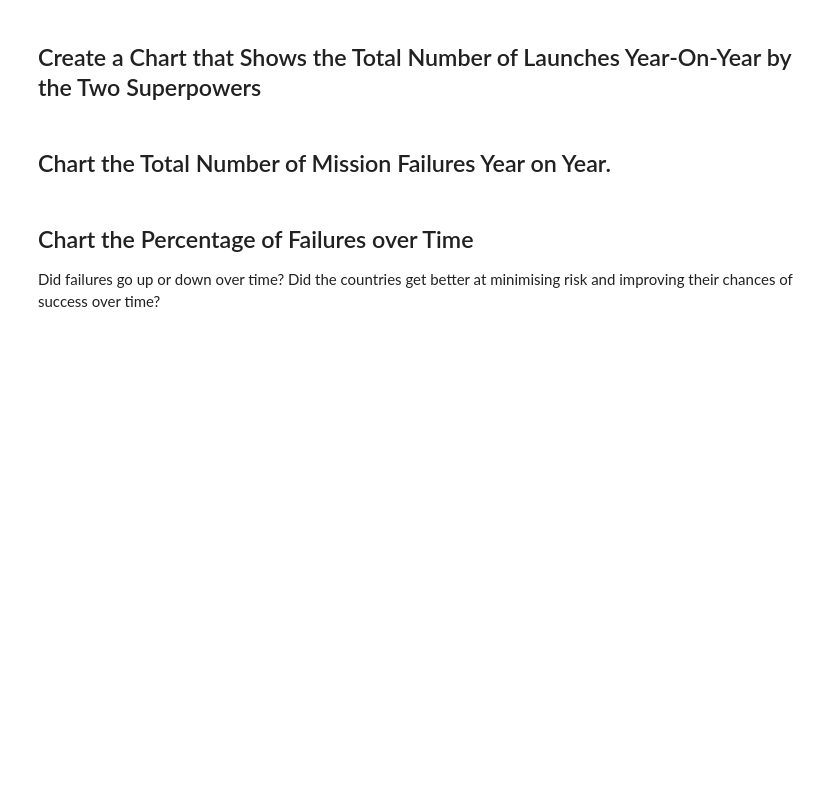
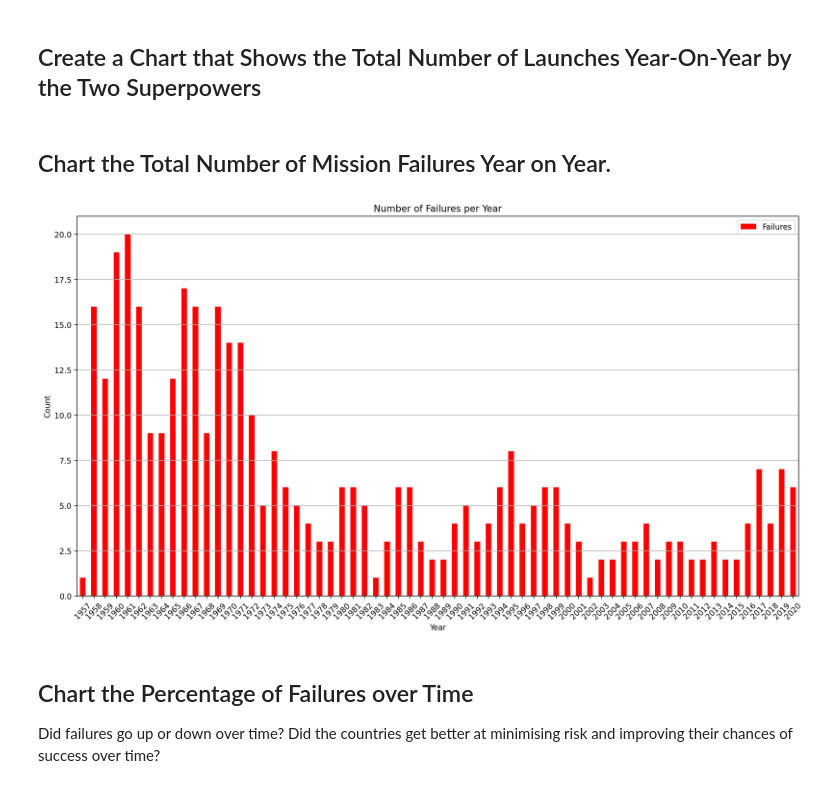
Before and after one commit to ckpinguin/learning_python, a Jupyter notebook: 99-space-race-data-analysis/Space_Missions_Analysis_(start).ipynb, the cells around one changed output. Saved outputs shown, nothing was run; the diff lists cells and outputs as text; code cells hidden in the pictures; blank space fills up the shorter version.

```diff
--- a/99-space-race-data-analysis/Space_Missions_Analysis_(start).ipynb
+++ b/99-space-race-data-analysis/Space_Missions_Analysis_(start).ipynb
@@ -297,9 +324,14 @@ df_data[['Location', 'Country']] = df_data['Location'].str.rsplit(", ", n=1, exp
 # %%
 #replace values as required
 df_data['Country'].replace(
-    ["Russia", "New Mexico", "Yellow Sea", "Shahrud Missile Test Site", "Pacific Missile Range Facility", "Barents Sea", "Gran Canaria", "USA" ],
-    ["Russian Federation", "United States of America", "China", "Iran", "United States of America", "Russian Federation", "United States of America", "United States of America"],
+    ["Kazakhstan", "Russia", "New Mexico", "Yellow Sea", "Shahrud Missile Test Site", "Pacific Missile Range Facility", "Barents Sea", "Gran Canaria", "USA" ],
+    ["Russian Federation", "Russian Federation", "United States of America", "China", "Iran", "United States of America", "Russian Federation", "United States of America", "United States of America"],
     regex=True,
     inplace=True
      )
+
+%pip install country_converter --upgrade
+import country_converter as coco
+cc = coco.CountryConverter()
+df_data["Country_Code"] = cc.pandas_convert(series=df_data.Country, to='ISO3')
 # %% [output]
@@ -357,5 +716,28 @@ Hint: Remember to include former Soviet Republics like Kazakhstan when analysing
 # %% [markdown]
 ## Chart the Total Number of Mission Failures Year on Year.
+# %%
+#failures_data = df_data[df_data['Mission_Status'] == 'Failure']
+failures_data = df_data[df_data['Mission_Status'].str.contains('failure', case=False, regex=True)]
+failures_per_year = failures_data.groupby('Year').size()
+# %%
+
+
+plt.figure(figsize=(14,8), dpi=200)
+
+failures_per_year.plot(kind='bar', ax=plt.gca(), color='red', label='Failures')
+
+plt.title('Number of Failures per Year')
+plt.xlabel('Year')
+plt.ylabel('Count')
+plt.xticks(rotation=45)
+
+
+plt.grid(axis='y')
+plt.legend()
+plt.tight_layout()
+plt.show()
+# %% [output]
+[figure, added]
 # %% [markdown]
 ## Chart the Percentage of Failures over Time
 
```
Also changed, not shown: parts of 45 cells of this notebook, 1 other file.
